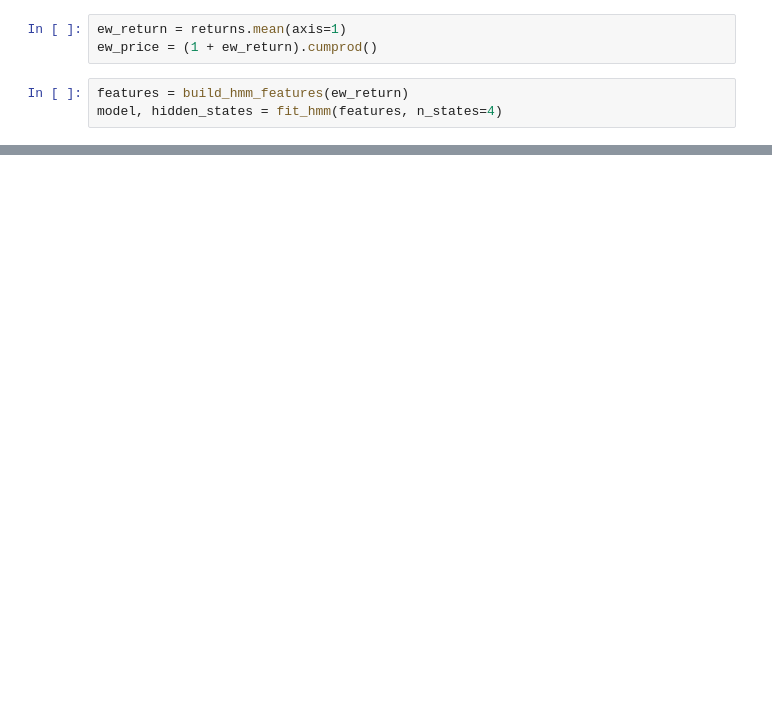
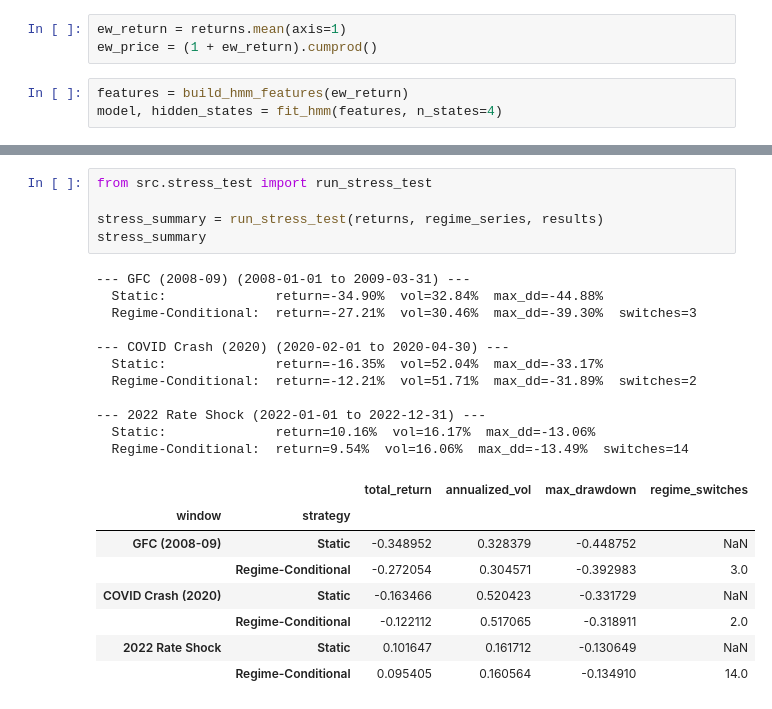
Before and after one commit to vedant464github/quantrisk-, a Jupyter notebook: notebooks/01_ed.ipynb, the cells around one changed output, grey strips where cells are left out. Cells and saved outputs as stored; diff of their text form; blank space fills up the shorter version.

```diff
--- a/notebooks/01_ed.ipynb
+++ b/notebooks/01_ed.ipynb
@@ -225 +249,26 @@ WIPRO.NS         2.940260e-01
 dtype: float64
+# %%
+from src.stress_test import run_stress_test
+
+stress_summary = run_stress_test(returns, regime_series, results)
+stress_summary
+# %% [output]
+--- GFC (2008-09) (2008-01-01 to 2009-03-31) ---
+  Static:              return=-34.90%  vol=32.84%  max_dd=-44.88%
+  Regime-Conditional:  return=-27.21%  vol=30.46%  max_dd=-39.30%  switches=3
+
+--- COVID Crash (2020) (2020-02-01 to 2020-04-30) ---
+  Static:              return=-16.35%  vol=52.04%  max_dd=-33.17%
+  Regime-Conditional:  return=-12.21%  vol=51.71%  max_dd=-31.89%  switches=2
+
+--- 2022 Rate Shock (2022-01-01 to 2022-12-31) ---
+  Static:              return=10.16%  vol=16.17%  max_dd=-13.06%
+  Regime-Conditional:  return=9.54%  vol=16.06%  max_dd=-13.49%  switches=14
+|  |  | total_return | annualized_vol | max_drawdown | regime_switches |
+| window | strategy |  |  |  |  |
+| GFC (2008-09) | Static | -0.348952 | 0.328379 | -0.448752 | NaN |
+|  | Regime-Conditional | -0.272054 | 0.304571 | -0.392983 | 3.0 |
+| COVID Crash (2020) | Static | -0.163466 | 0.520423 | -0.331729 | NaN |
+|  | Regime-Conditional | -0.122112 | 0.517065 | -0.318911 | 2.0 |
+| 2022 Rate Shock | Static | 0.101647 | 0.161712 | -0.130649 | NaN |
+|  | Regime-Conditional | 0.095405 | 0.160564 | -0.134910 | 14.0 |
```
Also changed, not shown: parts of 19 cells of this notebook.
